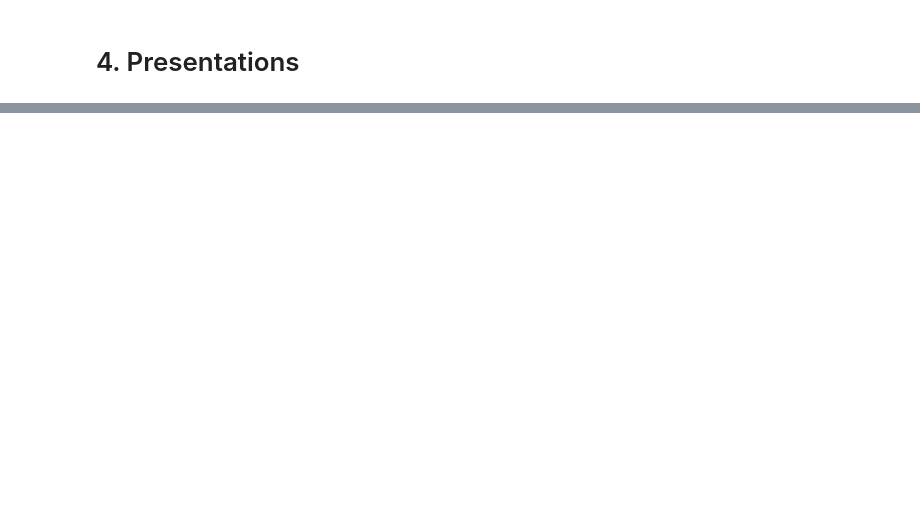
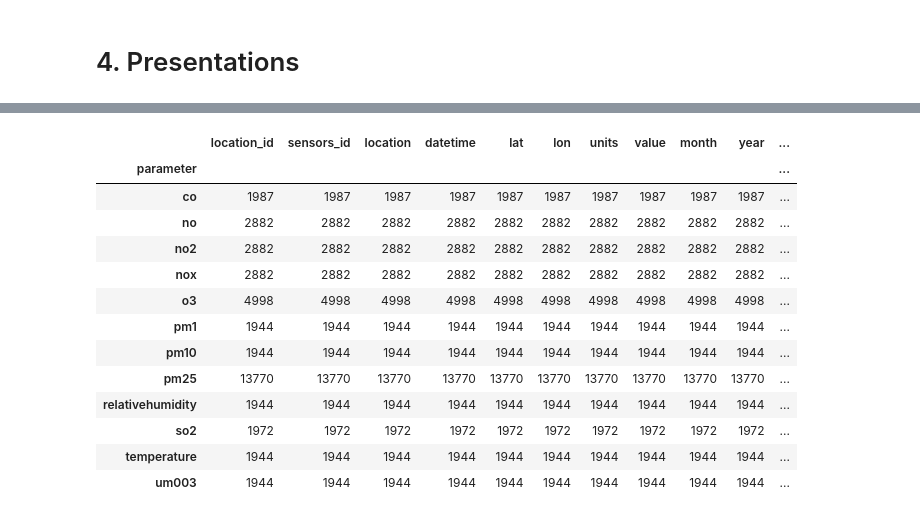
Before and after one commit to Vish501/Live-Air-Quality, a Jupyter notebook: research/testing-01-database-manager.ipynb, the cells around one changed output, grey strips where cells are left out. Drawn from its saved outputs; the diff is of its cells as text; code cells hidden in the pictures; blank space fills up the shorter version.

Commit message:
Updated with secondary data check

```diff
--- a/research/testing-01-database-manager.ipynb
+++ b/research/testing-01-database-manager.ipynb
@@ -423,0 +425,9 @@ if __name__ == '__main__':
+# %%
+import duckdb as ddb
+import pandas as pd
+from pathlib import Path
+
+location = Path("artifacts/sql/air_quality.db")
+conn = ddb.connect(location)
+
+conn
@@ -423,0 +436,9 @@ if __name__ == '__main__':
+# %%
+table_address = "raw.air_quality_data"
+data = conn.query(f"""
+                 SELECT *
+                 FROM {table_address}
+                 """).to_df()
+
+print(data.shape)
+data.head(2)
@@ -423,0 +535,17 @@ if __name__ == '__main__':
+# %%
+data.groupby(by="parameter").count()
+# %% [output]
+|  | location_id | sensors_id | location | datetime | lat | lon | units | value | month | year | ... |
+| parameter |  |  |  |  |  |  |  |  |  |  | ... |
+| co | 1987 | 1987 | 1987 | 1987 | 1987 | 1987 | 1987 | 1987 | 1987 | 1987 | ... |
+| no | 2882 | 2882 | 2882 | 2882 | 2882 | 2882 | 2882 | 2882 | 2882 | 2882 | ... |
+| no2 | 2882 | 2882 | 2882 | 2882 | 2882 | 2882 | 2882 | 2882 | 2882 | 2882 | ... |
+| nox | 2882 | 2882 | 2882 | 2882 | 2882 | 2882 | 2882 | 2882 | 2882 | 2882 | ... |
+| o3 | 4998 | 4998 | 4998 | 4998 | 4998 | 4998 | 4998 | 4998 | 4998 | 4998 | ... |
+| pm1 | 1944 | 1944 | 1944 | 1944 | 1944 | 1944 | 1944 | 1944 | 1944 | 1944 | ... |
+| pm10 | 1944 | 1944 | 1944 | 1944 | 1944 | 1944 | 1944 | 1944 | 1944 | 1944 | ... |
+| pm25 | 13770 | 13770 | 13770 | 13770 | 13770 | 13770 | 13770 | 13770 | 13770 | 13770 | ... |
+| relativehumidity | 1944 | 1944 | 1944 | 1944 | 1944 | 1944 | 1944 | 1944 | 1944 | 1944 | ... |
+| so2 | 1972 | 1972 | 1972 | 1972 | 1972 | 1972 | 1972 | 1972 | 1972 | 1972 | ... |
+| temperature | 1944 | 1944 | 1944 | 1944 | 1944 | 1944 | 1944 | 1944 | 1944 | 1944 | ... |
+| um003 | 1944 | 1944 | 1944 | 1944 | 1944 | 1944 | 1944 | 1944 | 1944 | 1944 | ... |
```
Also changed, not shown: parts of 10 cells of this notebook.
